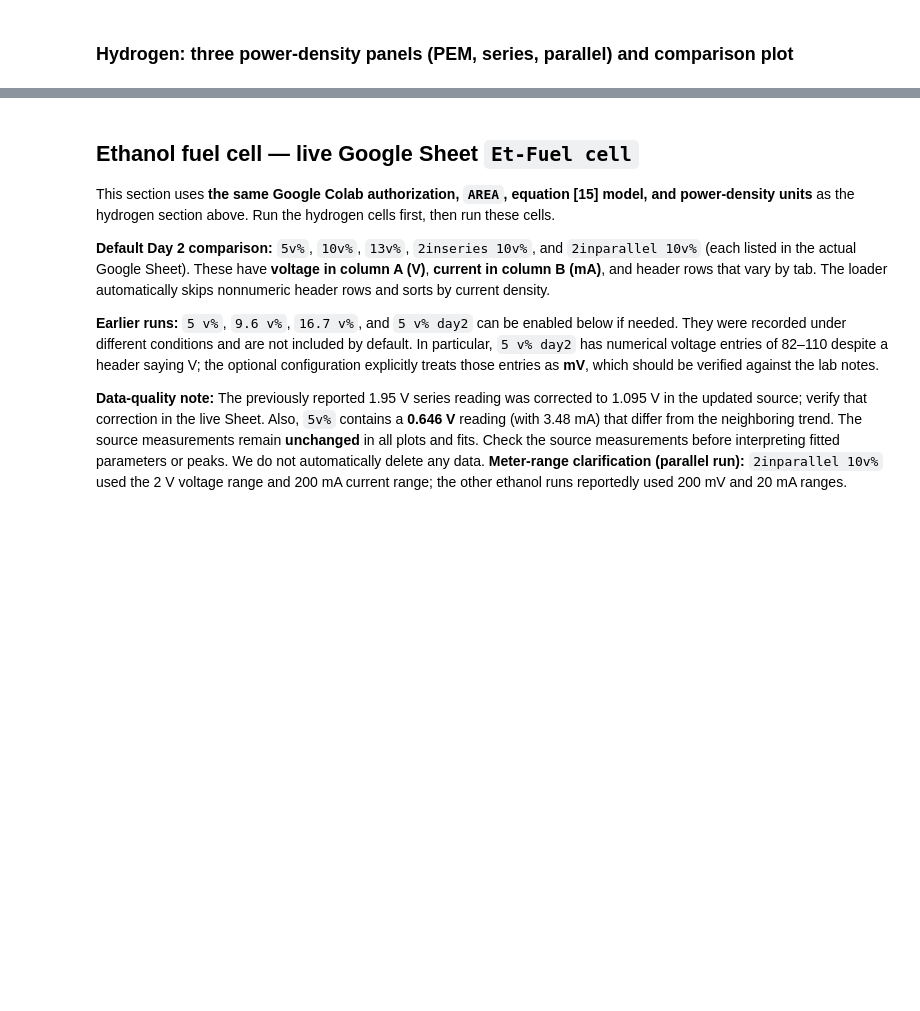
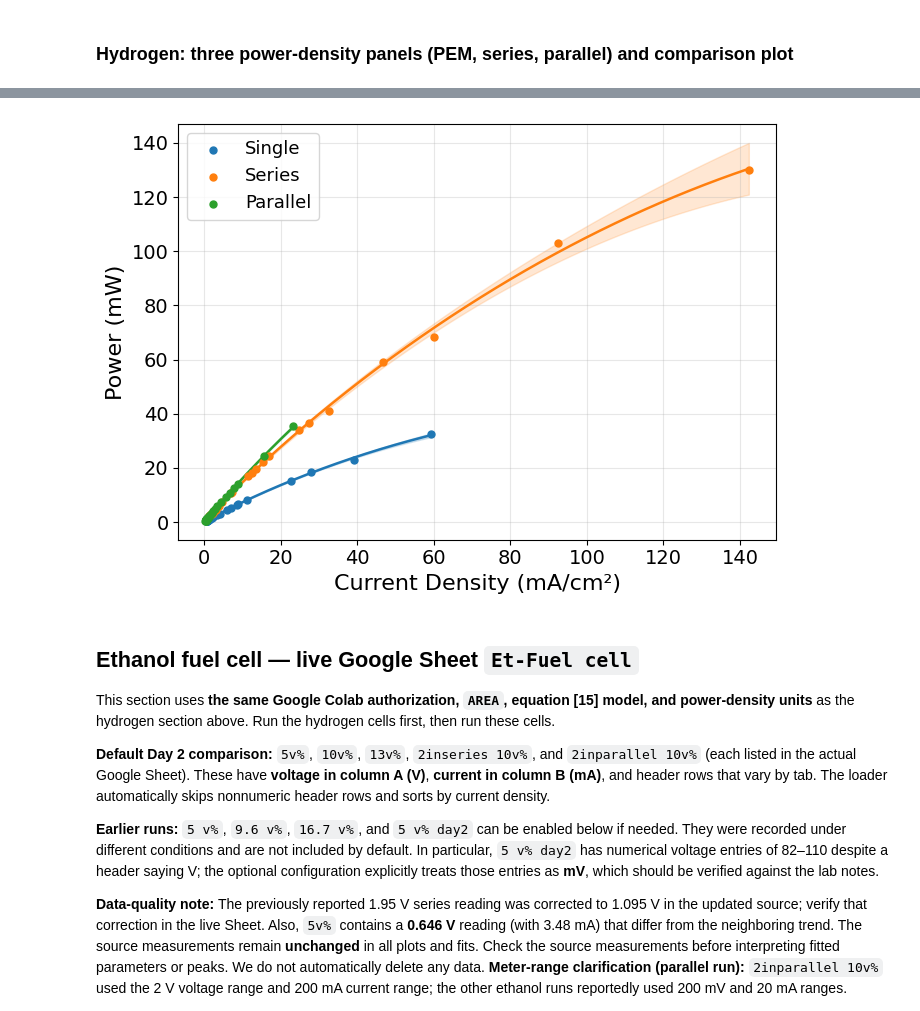
Before and after one commit to kudinha/MW1-Rotation-C-D, a Jupyter notebook: Fuel_Cell_Analysis_Corrected_With_Colab_Badge.ipynb, the cells around one changed output, grey strips where cells are left out. Saved outputs shown, nothing was run; the diff lists cells and outputs as text; code cells hidden in the pictures; blank space fills up the shorter version.

```diff
--- a/Fuel_Cell_Analysis_Corrected_With_Colab_Badge.ipynb
+++ b/Fuel_Cell_Analysis_Corrected_With_Colab_Badge.ipynb
@@ -458,0 +511,94 @@ plt.show()
+# %%
+
+# ===================== HYDROGEN POWER CURVES =====================
+# Total Power (mW) vs. Current Density (mA/cm²)
+# Single, Series, and Parallel
+# Includes fitted curves and 95% confidence intervals
+
+fig, ax = plt.subplots(figsize=(7, 5))
+
+colors = {
+    "PEM": "tab:blue",
+    "Series": "tab:orange",
+    "Parallel": "tab:green"
+}
+
+# Active areas (cm²)
+# Must match areas used to calculate current density
+H2_AREAS = {
+    "PEM": 1.0,
+    "Series": 1.0,
+    "Parallel": 2.0
+}
+
+for name, i, V in datasets:
+
+    color = colors[name]
+    area = H2_AREAS[name]
+
+    # Retrieve existing fitted parameters
+    params, cov = fits[name]
+
+    # Generate smooth fitted voltage curve
+    i_fit = np.linspace(i.min(), i.max(), 400)
+    V_fit = model(i_fit, *params)
+
+    # 95% confidence interval for voltage (mV)
+    V_ci = conf_band(i_fit, params, cov, len(i))
+
+    # Calculate total power (mW)
+    # i is current density (mA/cm²)
+    # V is voltage (mV)
+    P_data = V * i * area / 1000
+    P_fit = V_fit * i_fit * area / 1000
+
+    # Propagate voltage CI to total power
+    P_ci = V_ci * i_fit * area / 1000
+
+    # Experimental data
+    ax.scatter(
+        i, P_data,
+        s=25,
+        color=color,
+        label="Single" if name == "PEM" else name,
+        zorder=3
+    )
+
+    # Fitted power curve
+    ax.plot(
+        i_fit, P_fit,
+        color=color,
+        linewidth=1.8,
+        label="_nolegend_"
+    )
+
+    # Shaded 95% confidence interval
+    ax.fill_between(
+        i_fit,
+        P_fit - P_ci,
+        P_fit + P_ci,
+        color=color,
+        alpha=0.18,
+        label="_nolegend_"
+    )
+
+    # Maximum fitted power
+    k = np.argmax(P_fit)
+
+    print(
+        f"{name}: Maximum fitted power = "
+        f"{P_fit[k]:.3f} mW at "
+        f"{i_fit[k]:.3f} mA/cm²"
+    )
+
+# Formatting
+ax.set_xlabel("Current Density (mA/cm²)", fontsize=16)
+ax.set_ylabel("Power (mW)", fontsize=16)
+
+ax.tick_params(axis="both", labelsize=14)
+ax.legend(fontsize=13)
+ax.grid(alpha=0.3)
+
+plt.tight_layout()
+plt.show()
+# %% [output]
@@ -459,3 +608,4 @@ plt.show()
+[figure, added]
 # %% [markdown]
 ## Ethanol fuel cell — live Google Sheet `Et-Fuel cell`
 
```
Also changed, not shown: parts of 19 cells of this notebook.
